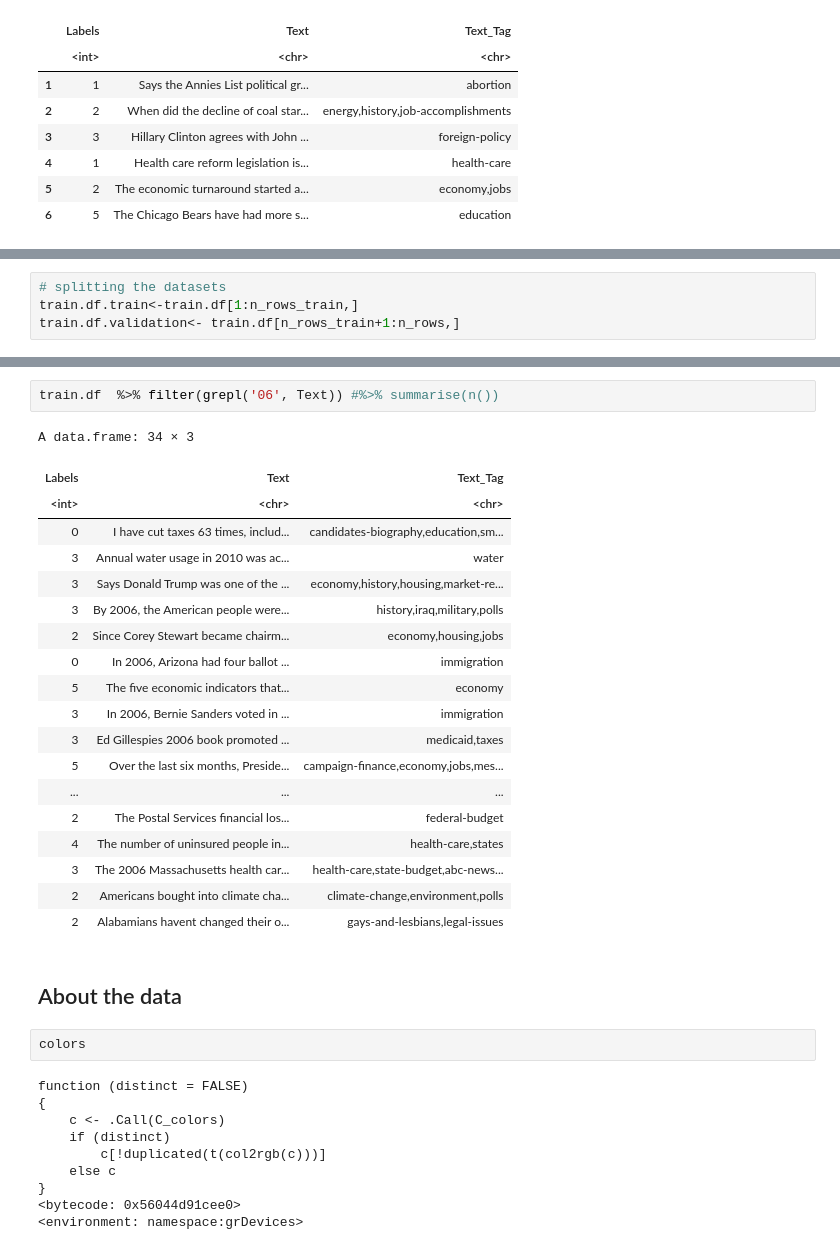
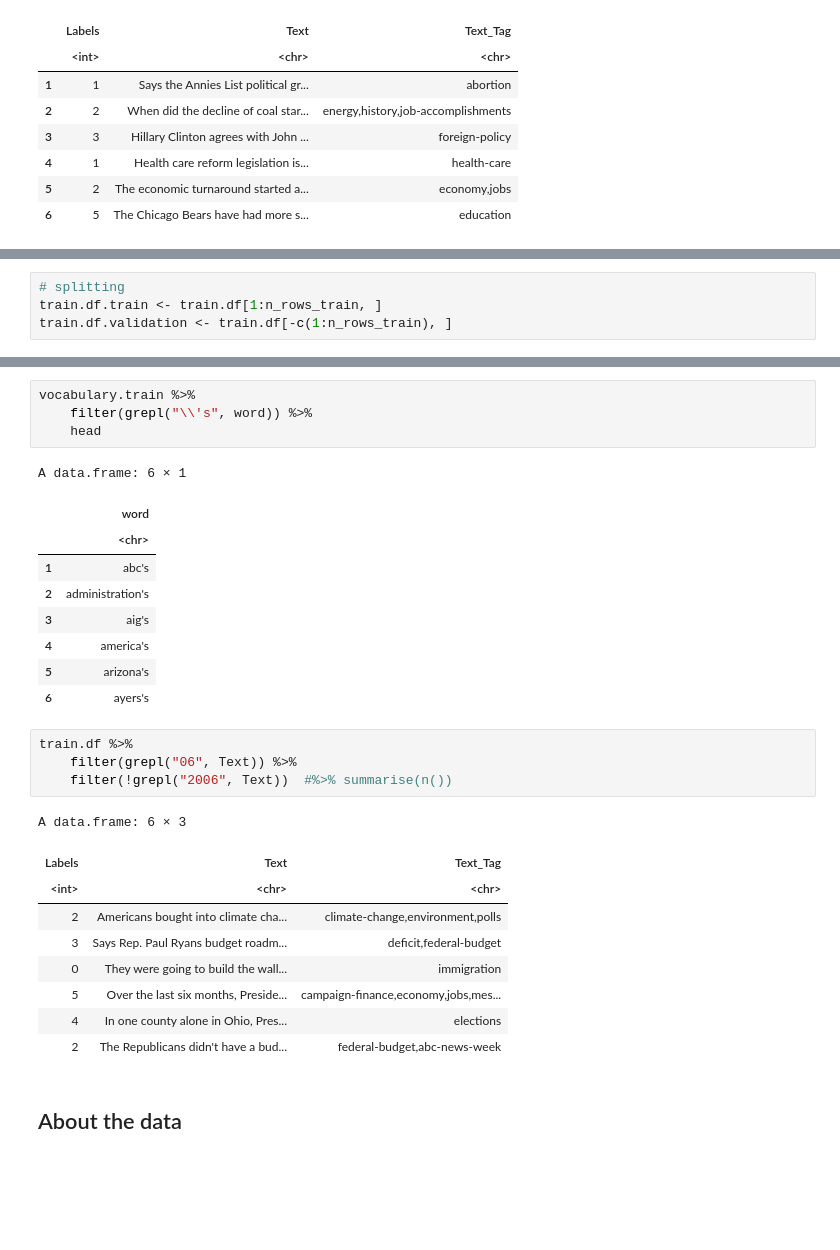
Before and after one commit to tommaso-bertola/falsehoods-sieve, a Jupyter notebook: FakeNewsRecognitionWithBayesClassifier.ipynb, the cells around one changed output, grey strips where cells are left out. Drawn from its saved outputs; the diff is of its cells as text; blank space fills up the shorter version.

```diff
--- a/FakeNewsRecognitionWithBayesClassifier.ipynb
+++ b/FakeNewsRecognitionWithBayesClassifier.ipynb
@@ -48,7 +76,7 @@ perc_split<- 0.8  # set splitting percentages
 n_rows<- nrow(train.df)
 n_rows_train<-floor(n_rows*perc_split)
 # %%
-# splitting the datasets
-train.df.train<-train.df[1:n_rows_train,]
-train.df.validation<- train.df[n_rows_train+1:n_rows,]
+# splitting
+train.df.train <- train.df[1:n_rows_train, ]
+train.df.validation <- train.df[-c(1:n_rows_train), ]
 # %%
@@ -107,39 +157,33 @@ A data.frame: 1 × 1
+# %%
+vocabulary.train %>%
+    filter(grepl("\\'s", word)) %>%
+    head
+# %% [output]
+A data.frame: 6 × 1
+|  | word |
+|  | <chr> |
+| 1 | abc's |
+| 2 | administration's |
+| 3 | aig's |
+| 4 | america's |
+| 5 | arizona's |
+| 6 | ayers's |
 # %%
-train.df  %>% filter(grepl('06', Text)) #%>% summarise(n())
+train.df %>%
+    filter(grepl("06", Text)) %>%
+    filter(!grepl("2006", Text))  #%>% summarise(n())
 # %% [output]
-A data.frame: 34 × 3
+A data.frame: 6 × 3
 | Labels | Text | Text_Tag |
 | <int> | <chr> | <chr> |
-| 0 | I have cut taxes 63 times, includ... | candidates-biography,education,sm... |
-| 3 | Annual water usage in 2010 was ac... | water |
-| 3 | Says Donald Trump was one of the ... | economy,history,housing,market-re... |
-| 3 | By 2006, the American people were... | history,iraq,military,polls |
-| 2 | Since Corey Stewart became chairm... | economy,housing,jobs |
-| 0 | In 2006, Arizona had four ballot ... | immigration |
-| 5 | The five economic indicators that... | economy |
-| 3 | In 2006, Bernie Sanders voted in ... | immigration |
-| 3 | Ed Gillespies 2006 book promoted ... | medicaid,taxes |
+| 2 | Americans bought into climate cha... | climate-change,environment,polls |
+| 3 | Says Rep. Paul Ryans budget roadm... | deficit,federal-budget |
+| 0 | They were going to build the wall... | immigration |
 | 5 | Over the last six months, Preside... | campaign-finance,economy,jobs,mes... |
-| ... | ... | ... |
-| 2 | The Postal Services financial los... | federal-budget |
-| 4 | The number of uninsured people in... | health-care,states |
-| 3 | The 2006 Massachusetts health car... | health-care,state-budget,abc-news... |
-| 2 | Americans bought into climate cha... | climate-change,environment,polls |
-| 2 | Alabamians havent changed their o... | gays-and-lesbians,legal-issues |
+| 4 | In one county alone in Ohio, Pres... | elections |
+| 2 | The Republicans didn't have a bud... | federal-budget,abc-news-week |
 # %% [markdown]
 ## About the data
-# %%
-colors
-# %% [output]
-function (distinct = FALSE)
-{
-    c <- .Call(C_colors)
-    if (distinct)
-        c[!duplicated(t(col2rgb(c)))]
-    else c
-}
-<bytecode: 0x56044d91cee0>
-<environment: namespace:grDevices>
 # %%
 breaks <- seq(from=-0.5, to=5.5, by=1)
 labels <- c('Barely True', 'False', 'Half-True', 'Mostly-True', 'Not known', 'True')
```
Also changed, not shown: parts of 35 cells of this notebook.
